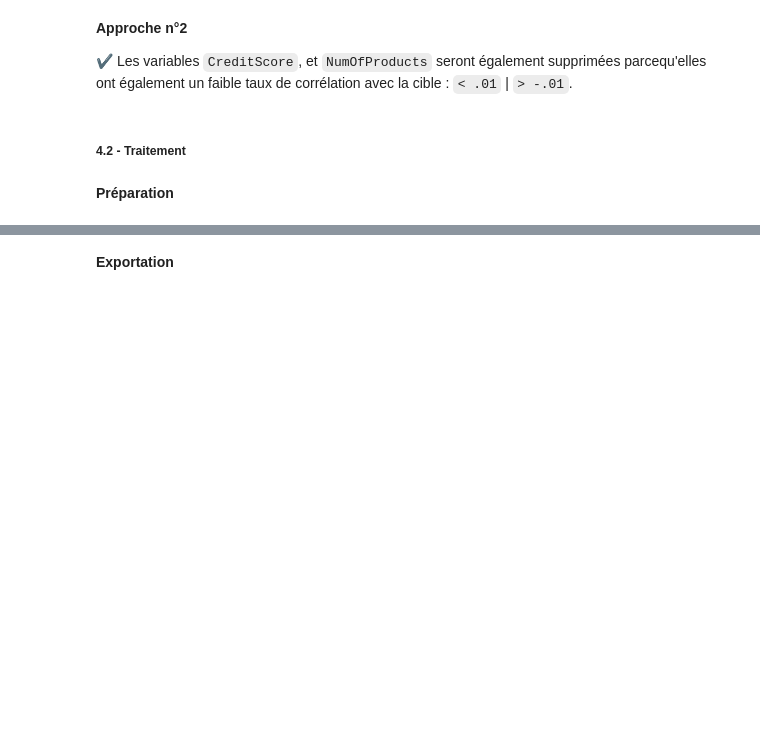
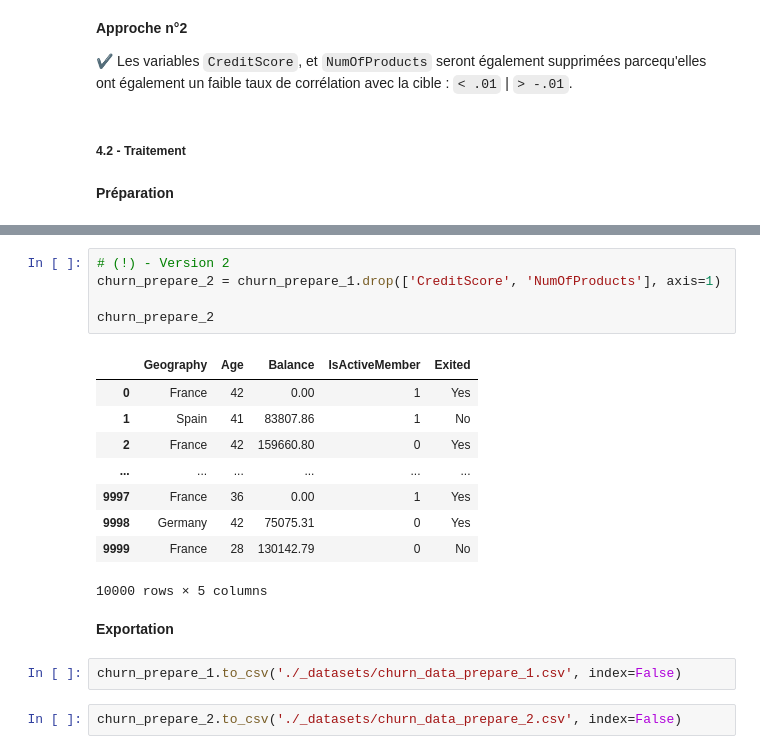
Before and after one commit to ElodieBayet/ai-developer, a Jupyter notebook: 06.projects/02.churn/eda_churn.ipynb, the cells around one changed output, grey strips where cells are left out. Cells and saved outputs as stored; diff of their text form; blank space fills up the shorter version.

```diff
--- a/06.projects/02.churn/eda_churn.ipynb
+++ b/06.projects/02.churn/eda_churn.ipynb
@@ -883,2 +895,21 @@ display(pg.pairwise_tukey(data=churn_data, dv='EstimatedSalary', between='Exited
+# %%
+# (!) - Version 2
+churn_prepare_2 = churn_prepare_1.drop(['CreditScore', 'NumOfProducts'], axis=1)
+
+churn_prepare_2
+# %% [output]
+|  | Geography | Age | Balance | IsActiveMember | Exited |
+| 0 | France | 42 | 0.00 | 1 | Yes |
+| 1 | Spain | 41 | 83807.86 | 1 | No |
+| 2 | France | 42 | 159660.80 | 0 | Yes |
+| ... | ... | ... | ... | ... | ... |
+| 9997 | France | 36 | 0.00 | 1 | Yes |
+| 9998 | Germany | 42 | 75075.31 | 0 | Yes |
+| 9999 | France | 28 | 130142.79 | 0 | No |
+10000 rows × 5 columns
 # %% [markdown]
 **Exportation**
+# %%
+churn_prepare_1.to_csv('./_datasets/churn_data_prepare_1.csv', index=False)
+# %%
+churn_prepare_2.to_csv('./_datasets/churn_data_prepare_2.csv', index=False)
```
Also changed, not shown: parts of 8 cells of this notebook, 2 other files.
